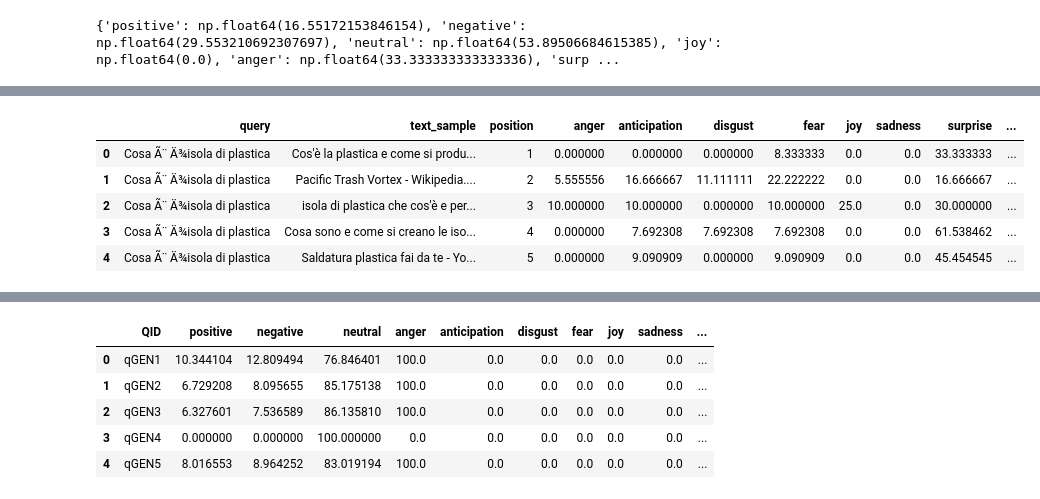
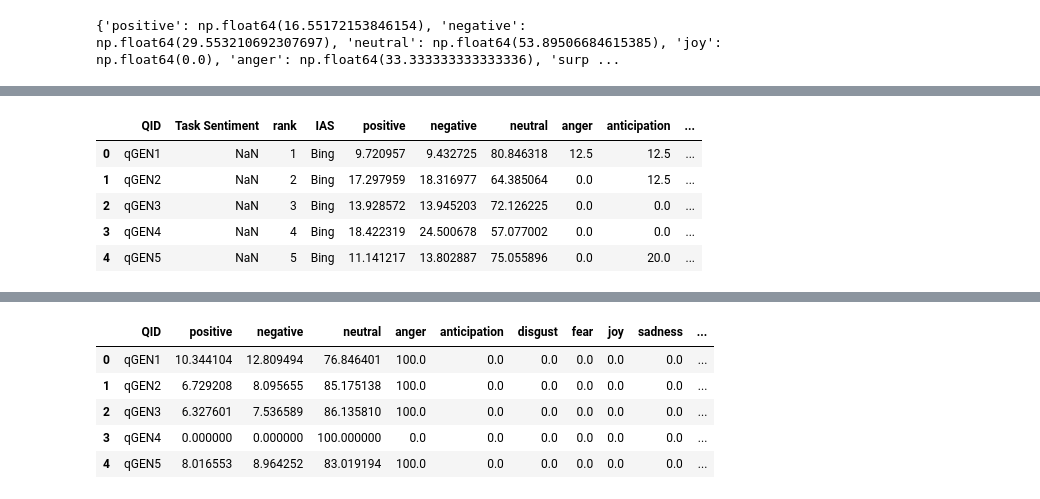
Before and after one commit to HrishitaC/InsideOut2, a Jupyter notebook: Code/emotion_profile.ipynb, the cells around one changed output, grey strips where cells are left out. Saved outputs shown, nothing was run; the diff lists cells and outputs as text; code cells hidden in the pictures.

Commit message:
Added EP for InsideOut data

```diff
--- a/Code/emotion_profile.ipynb
+++ b/Code/emotion_profile.ipynb
@@ -339,43 +390,42 @@ print(emo_vals)
 # %%
-# sanity check with Inside Out SERP
+# computing Inside Out EP
 
-import pandas as pd
-
-InsideOut = pd.read_csv("../Data/QL_IT_oct_8_exp_on_results.csv")
-IO_emotional_profile = {
-    "query":[],
-    "text_sample": [],
-    "position": [],
+InsideOut = pd.read_csv("../Data/SIGIR_InsideOutData_compiled.csv")
+IO_emotion_profile = {
+    "QID":[],
+    "Task Sentiment": [],
+    "rank": [],
+    "IAS": [],
     "positive":[],
     "negative": [],
     "neutral": [],
     "anger":[],
     "anticipation":[],
     "disgust": [],
     "fear":[],
     "joy": [],
     "sadness": [],
     "surprise": [],
     "trust": [],
 }
 
-for _, row in tqdm(InsideOut.iterrows(), total = len(InsideOut)):
-    # qid = row["QID"]
-    IO_emotional_profile["query"].append(row["user_query"])
-    IO_emotional_profile["text_sample"].append(row["TextSample"])
-    IO_emotional_profile["position"].append(row["position"])
-    # prompt_type = row["Prompt Type"]
-    emo_profile = calc_emotion_profile(row["TextSample"])
-    for key in emo_profile:
-        IO_emotional_profile[key].append(emo_profile[key])
+for _, row in tqdm(InsideOut.iterrows(), total=len(InsideOut)):
+    IO_emotion_profile["QID"].append(row["QID"])
+    IO_emotion_profile["Task Sentiment"].append(row["Task Sentiment"])
+    resp = row["Resp"]
+    IO_emotion_profile["rank"].append(row["Rank"])
+    IO_emotion_profile["IAS"].append("Bing")
+    emo_profile = calc_emotion_profile(resp)
+    for key in emo_profile.keys():
+        IO_emotion_profile[key].append(emo_profile[key])
 
-IO_EP_df = pd.DataFrame.from_dict(IO_emotional_profile)
-IO_EP_df.to_csv("../Results/InsideOut_lexicon_EP.csv", index=False)
-IO_EP_df.drop(["positive", "negative", "neutral"], axis=1).head()
+IO_EP_df = pd.DataFrame.from_dict(IO_emotion_profile)
+IO_EP_df.to_csv("../Results/SIGIR_InsideOut_lexicon_EP.csv", index=False)
+IO_EP_df.head()
 # %% [output]
-|  | query | text_sample | position | anger | anticipation | disgust | fear | joy | sadness | surprise | ... |
-| 0 | Cosa Ã¨ Ä¾isola di plastica | Cos'è la plastica e come si produ... | 1 | 0.000000 | 0.000000 | 0.000000 | 8.333333 | 0.0 | 0.0 | 33.333333 | ... |
-| 1 | Cosa Ã¨ Ä¾isola di plastica | Pacific Trash Vortex - Wikipedia.... | 2 | 5.555556 | 16.666667 | 11.111111 | 22.222222 | 0.0 | 0.0 | 16.666667 | ... |
-| 2 | Cosa Ã¨ Ä¾isola di plastica | isola di plastica che cos'è e per... | 3 | 10.000000 | 10.000000 | 0.000000 | 10.000000 | 25.0 | 0.0 | 30.000000 | ... |
-| 3 | Cosa Ã¨ Ä¾isola di plastica | Cosa sono e come si creano le iso... | 4 | 0.000000 | 7.692308 | 7.692308 | 7.692308 | 0.0 | 0.0 | 61.538462 | ... |
-| 4 | Cosa Ã¨ Ä¾isola di plastica | Saldatura plastica fai da te - Yo... | 5 | 0.000000 | 9.090909 | 0.000000 | 9.090909 | 0.0 | 0.0 | 45.454545 | ... |
+|  | QID | Task Sentiment | rank | IAS | positive | negative | neutral | anger | anticipation | ... |
+| 0 | qGEN1 | NaN | 1 | Bing | 9.720957 | 9.432725 | 80.846318 | 12.5 | 12.5 | ... |
+| 1 | qGEN2 | NaN | 2 | Bing | 17.297959 | 18.316977 | 64.385064 | 0.0 | 12.5 | ... |
+| 2 | qGEN3 | NaN | 3 | Bing | 13.928572 | 13.945203 | 72.126225 | 0.0 | 0.0 | ... |
+| 3 | qGEN4 | NaN | 4 | Bing | 18.422319 | 24.500678 | 57.077002 | 0.0 | 0.0 | ... |
+| 4 | qGEN5 | NaN | 5 | Bing | 11.141217 | 13.802887 | 75.055896 | 0.0 | 20.0 | ... |
```
Also changed, not shown: parts of 3 cells of this notebook, 9 other files.
